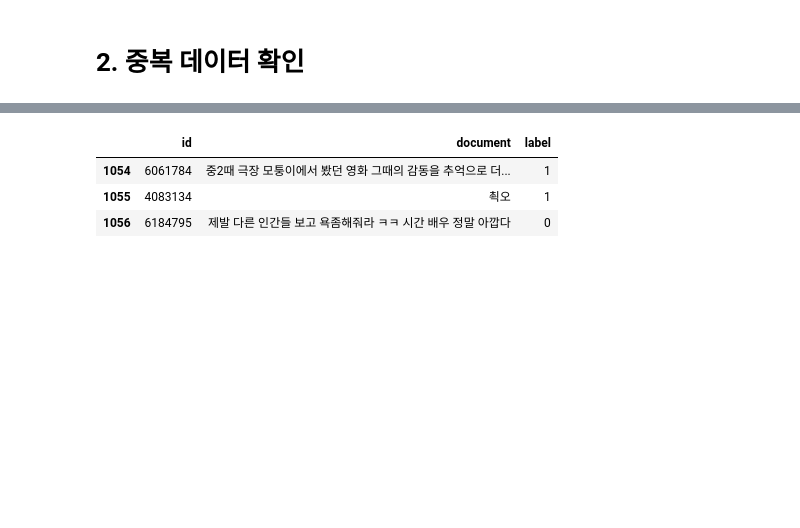
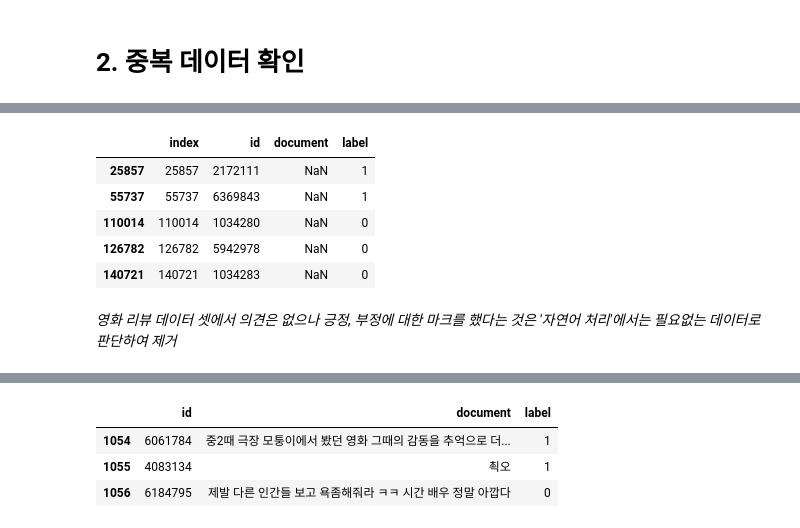
Before and after one commit to colinder/NaverMovieReviewNLP, a Jupyter notebook: Naver_영화_리뷰_감정분석.ipynb, the cells around one changed output, grey strips where cells are left out. Cells and saved outputs as stored; diff of their text form; code cells hidden in the pictures; blank space fills up the shorter version.

```diff
--- a/Naver_영화_리뷰_감정분석.ipynb
+++ b/Naver_영화_리뷰_감정분석.ipynb
@@ -115,2 +120,14 @@ why? <br>내용이 중복되어 있더라도 다른 사람이 등록한 정보
+# %%
+# 결측값 행 확인
+train_data[train_data['document'].isnull()]
+# %% [output]
+|  | index | id | document | label |
+| 25857 | 25857 | 2172111 | NaN | 1 |
+| 55737 | 55737 | 6369843 | NaN | 1 |
+| 110014 | 110014 | 1034280 | NaN | 0 |
+| 126782 | 126782 | 5942978 | NaN | 0 |
+| 140721 | 140721 | 1034283 | NaN | 0 |
+# %% [markdown]
+*영화 리뷰 데이터 셋에서 의견은 없으나 긍정, 부정에 대한 마크를 했다는 것은 '자연어 처리'에서는 필요없는 데이터로 판단하여 제거*
 # %%
 # %% [output]
```
Also changed, not shown: parts of 17 cells of this notebook.
